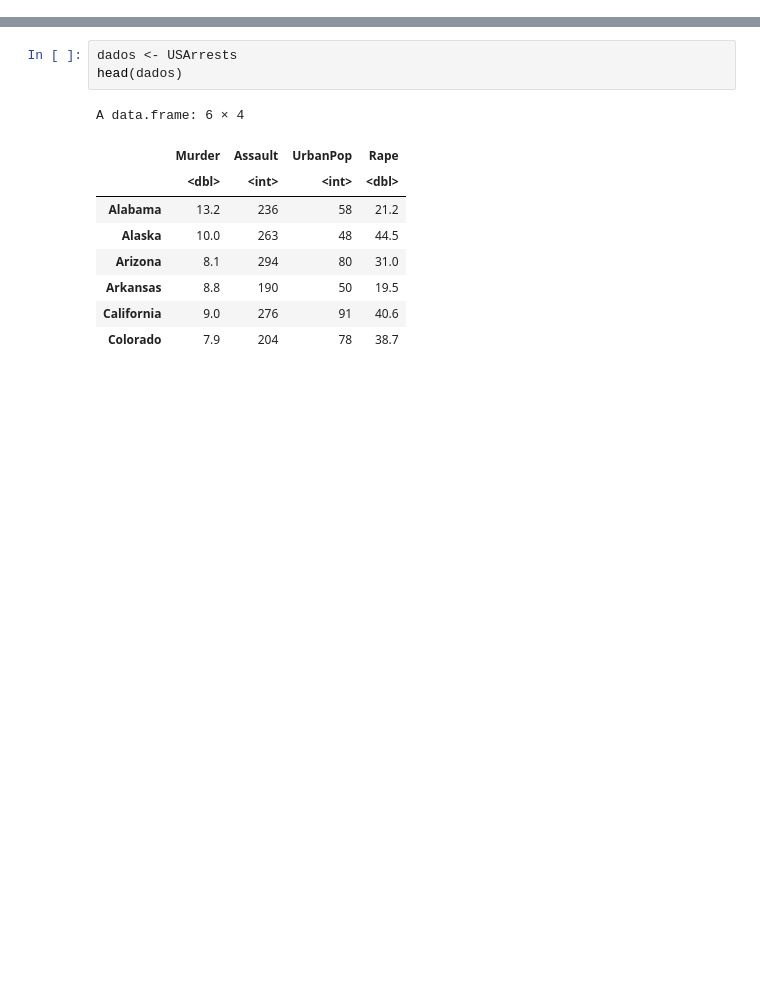
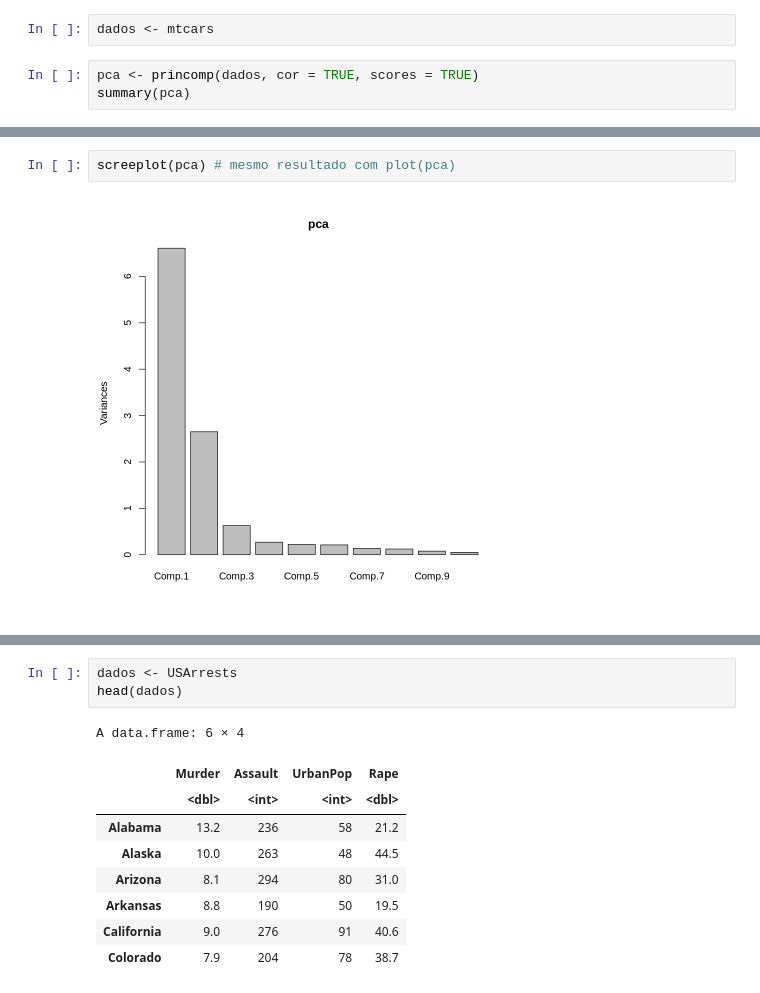
Before and after one commit to jespimentel/estudos_ia, a Jupyter notebook: 02_pca_e_analise_de_agrupamentos.ipynb, the cells around one changed output, grey strips where cells are left out. Saved outputs shown, nothing was run; the diff lists cells and outputs as text; blank space fills up the shorter version.

```diff
--- a/02_pca_e_analise_de_agrupamentos.ipynb
+++ b/02_pca_e_analise_de_agrupamentos.ipynb
@@ -2,0 +28,5 @@
+# %%
+dados <- mtcars
+# %%
+pca <- princomp(dados, cor = TRUE, scores = TRUE)
+summary(pca)
@@ -2,0 +78,4 @@
+# %%
+screeplot(pca) # mesmo resultado com plot(pca)
+# %% [output]
+[figure, added]
```
Also changed, not shown: parts of 12 cells of this notebook.
